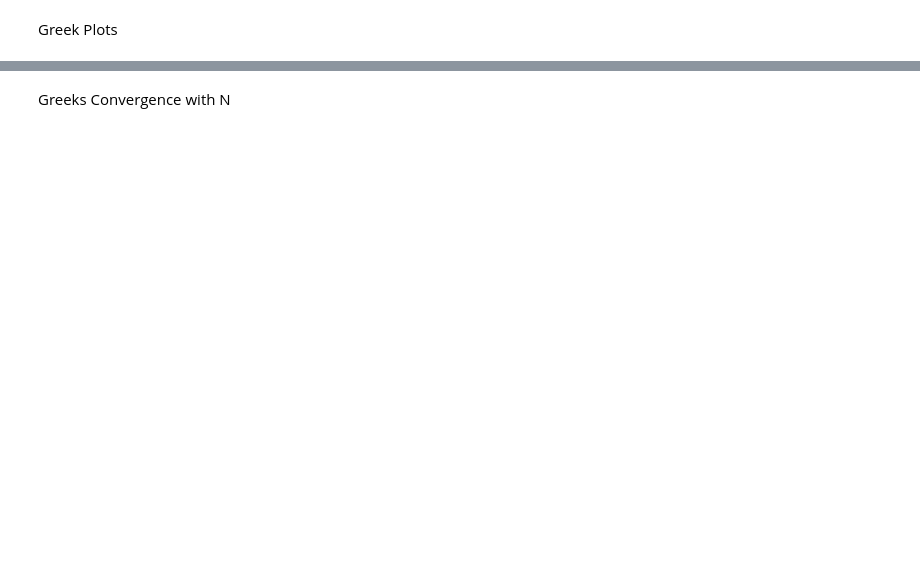
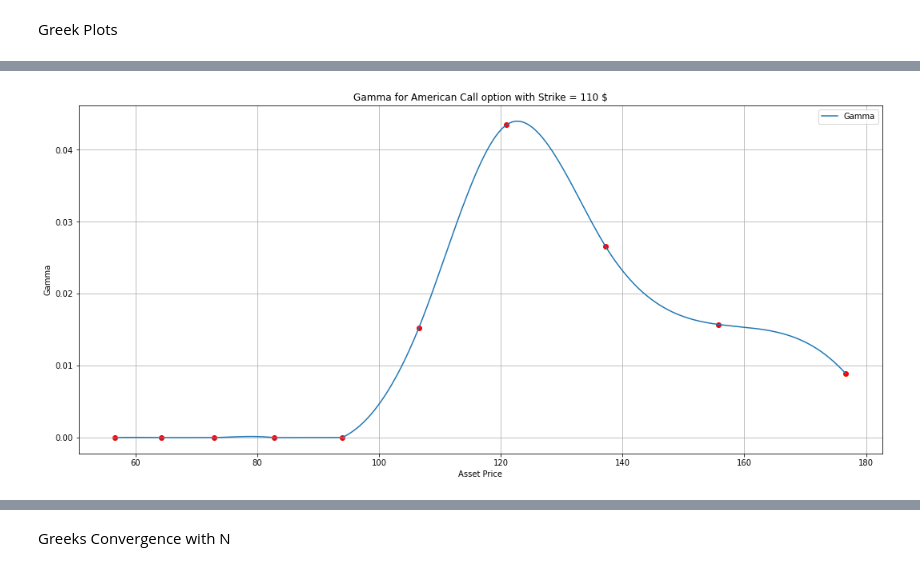
Before and after one commit to Quacox/American-Option-Pricing-and-Greek-Calculation, a Jupyter notebook: Code.ipynb, the cells around one changed output, grey strips where cells are left out. Cells and saved outputs as stored; diff of their text form; code cells hidden in the pictures; blank space fills up the shorter version.

```diff
--- a/Code.ipynb
+++ b/Code.ipynb
@@ -354,3 +397,7 @@ Greek Plots
+# %%
+get_plot_greek(Option_type)
+# %% [output]
+[figure, added]
 # %%
 get_plot_greek(Option_type)
 # %% [output]
```
Also changed, not shown: parts of 14 cells of this notebook.
